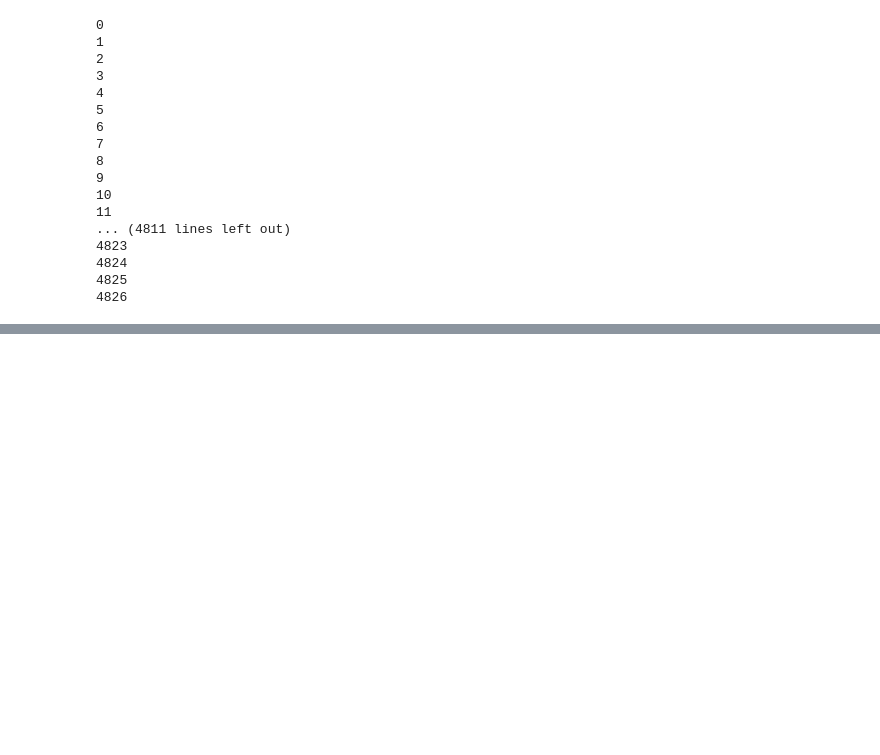
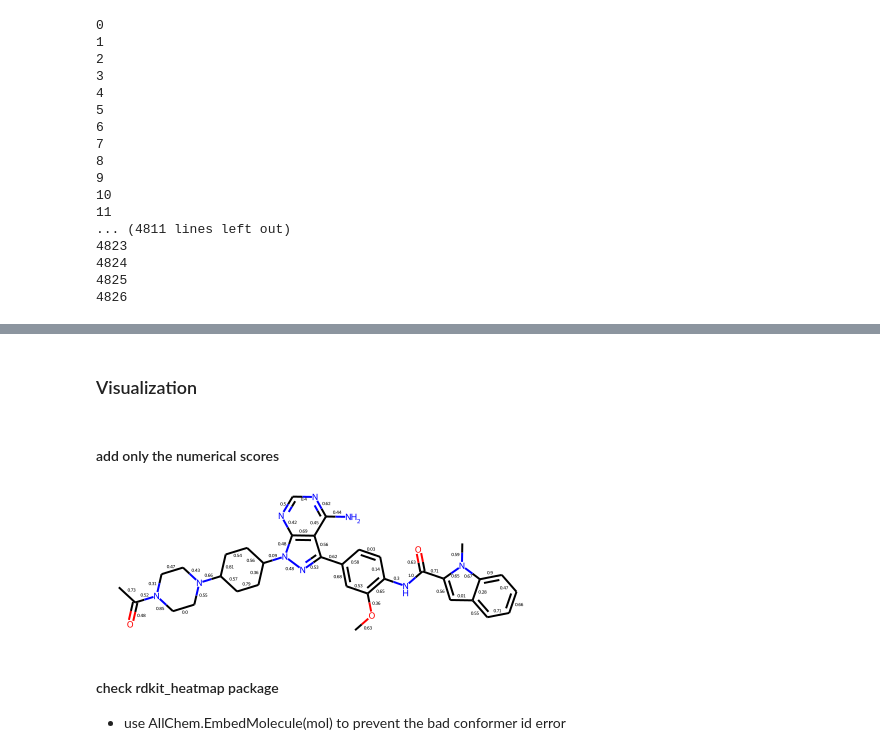
Before and after one commit to SCSE-Biomedical-Computing-Group/XGDP, a Jupyter notebook: explore_saliency.ipynb, the cells around one changed output, grey strips where cells are left out. Drawn from its saved outputs; the diff is of its cells as text; code cells hidden in the pictures; blank space fills up the shorter version.

Commit message:
draw saliency heatmap

```diff
--- a/explore_saliency.ipynb
+++ b/explore_saliency.ipynb
@@ -422,0 +443,6 @@ for idx, data in enumerate(test_loader):
+# %%
+branch_folder = "root_folder/root_017"
+dataset = 'GDSC'
+test_data = TestbedDataset(root=branch_folder, dataset=dataset+'_test_mix')
+test_batch = 1
+test_loader = DataLoader(test_data, batch_size=test_batch, shuffle=False)
@@ -422,0 +553,9 @@ for idx, data in enumerate(test_loader):
+# %%
+drug_sal_dict = dict()
+for filename in os.listdir(drug_dir):
+    drug_name = filename.split('_')[1]
+    one = np.load(os.path.join(drug_dir,filename))
+    if drug_name not in drug_sal_dict.keys():
+        drug_sal_dict[drug_name] = one
+    else:
+        drug_sal_dict[drug_name] = np.add(drug_sal_dict[drug_name], one)
@@ -422,0 +606,11 @@ for idx, data in enumerate(test_loader):
+# %%
+smiles_dict = dict()
+edge_index_dict = dict()
+for data in test_loader:
+    drug_name = data.drug_name[0]
+    smiles = data.smiles[0]
+    edge_index = data.edge_index.numpy()
+
+    if drug_name not in smiles_dict.keys() and drug_name not in edge_index_dict.keys():
+        smiles_dict[drug_name] = smiles
+        edge_index_dict[drug_name] = edge_index
@@ -422,0 +806,25 @@ for idx, data in enumerate(test_loader):
+# %% [markdown]
+### Visualization
+# %% [markdown]
+#### add only the numerical scores
+# %%
+# add scores only
+from rdkit import Chem
+
+# k = 'A-770041'
+smiles = smiles_dict['A-770041']
+mol_2d = Chem.MolFromSmiles(smiles)
+for i, bond in enumerate(mol_2d.GetBonds()):
+#     print(i)
+#     print(bond.GetBeginAtomIdx(), bond.GetEndAtomIdx())
+    u, v = bond.GetBeginAtomIdx(), bond.GetEndAtomIdx()
+    if u > v:
+        u, v = v, u
+    bond.SetProp('bondNote',str(edge_ss_dict[(u, v)]))
+# %%
+mol_2d
+# %% [output]
+[figure, added]
+# %% [markdown]
+#### check rdkit_heatmap package
+- use AllChem.EmbedMolecule(mol) to prevent the bad conformer id error
```
Also changed, not shown: parts of 44 cells of this notebook, 2 other files.
